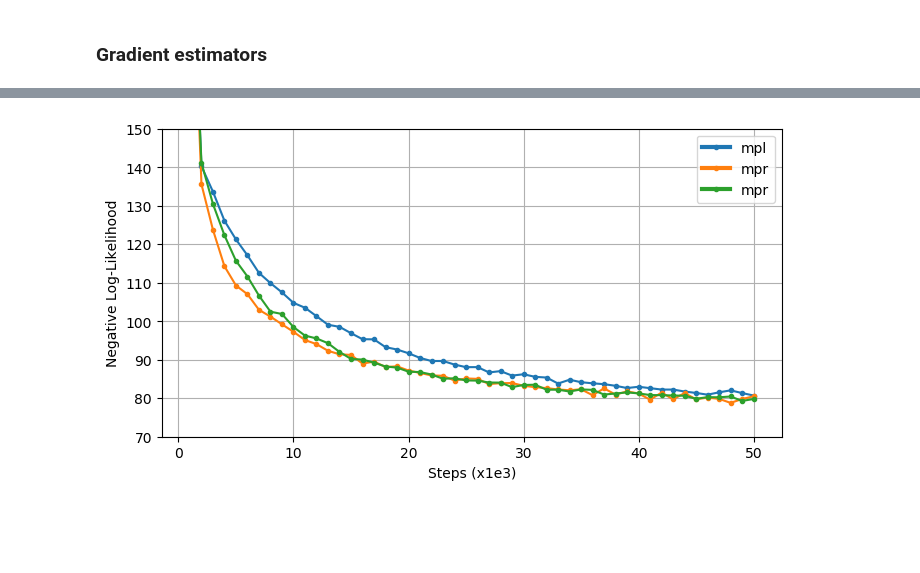
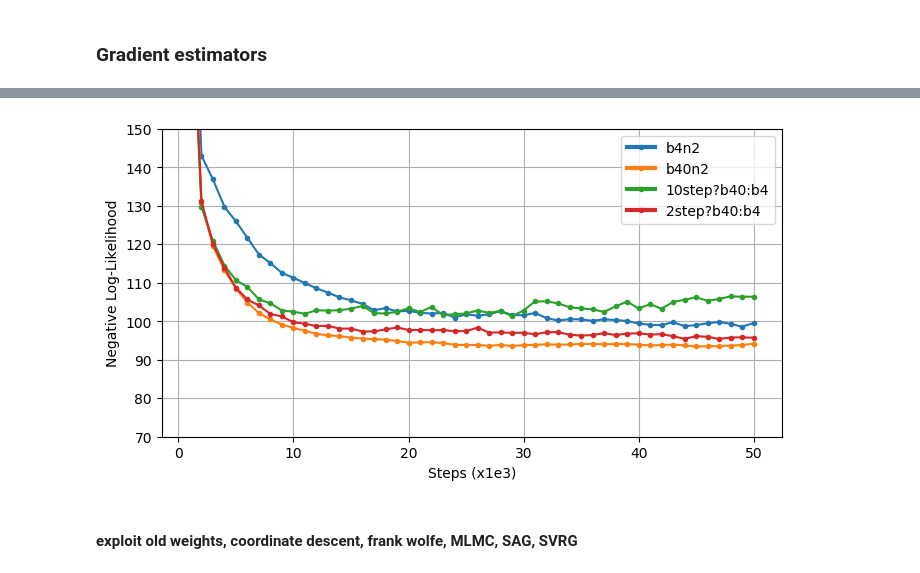
Before and after one commit to ethihsy/cc, a Jupyter notebook: gd_est.ipynb, the cells around one changed output, grey strips where cells are left out. Drawn from its saved outputs; the diff is of its cells as text; code cells hidden in the pictures; blank space fills up the shorter version.

Commit message:
SVRG

```diff
--- a/gd_est.ipynb
+++ b/gd_est.ipynb
@@ -103,17 +110,18 @@ nh = 100
 x = tf.placeholder(tf.float32, [None, 392])
 h = add_layer(x, "wxh", "bxh", 392, nh, tf.nn.sigmoid)
 sh = tf.stop_gradient(tf.reshape(Bernoulli(probs=h, dtype=tf.float32).sample(ns),
-                                 [ns*batch_size, nh]))
+                                 [-1, nh]))
 h2 = add_layer(sh, "whh", "bhh", nh, nh, tf.nn.sigmoid)
 sh2 = tf.stop_gradient(tf.reshape(Bernoulli(probs=h2, dtype=tf.float32).sample(ns),
-                                  [ns*ns*batch_size, nh]))
+                                  [-1, nh]))
 y = add_layer(sh2, "why", "bhy", nh, 392, tf.nn.sigmoid)
-y_expect = tf.reduce_mean(tf.reshape(y, [ns**2, batch_size, 392]), 0)
+y_expect = tf.reduce_mean(tf.reshape(y, [ns**2, -1, 392]), 0)
 y_ = tf.placeholder(tf.float32, [None, 392])
 
 nll = tf.reduce_mean(tf.reduce_sum(-log_prob(y_expect, y_), 1))
 ls2 = tf.reduce_sum(prob(y, tf.tile(y_,[ns**2,1]))/
                     tf.stop_gradient(tf.tile(-prob(y_expect, y_)-eps, [ns**2,1])), 1, keep_dims=True)
-ls = tf.reduce_mean(tf.reshape(ls2, [ns,ns*batch_size, 1]), 0)
+ls = tf.reduce_mean(tf.reshape(ls2, [ns,-1, 1]), 0)
 _h, _h2 = [tf.tile(z, [ns, 1]) for z in [h, h2]]
+
 #saver = tf.train.Saver()
@@ -259,0 +155,24 @@ mpr_b = result[0]
+# %%
+opt = tf.train.AdamOptimizer(lr)
+
+
+dy = opt.compute_gradients(nll, get_weights("why", "bhy"))
+dh2 = opt.compute_gradients(tf.reduce_mean(tf.stop_gradient(ls2)*log_prob(_h2, sh2), 0),
+                            get_weights("whh", "bhh"))
+dh  = opt.compute_gradients(tf.reduce_mean(tf.stop_gradient(ls)*log_prob(_h, sh), 0),
+                            get_weights("wxh", "bxh"))
+_gd = [list(i) for i in dy]+[list(i) for i in dh2]+[list(i) for i in dh]
+_train_step = opt.apply_gradients(_gd)
+
+
+gd = [list(i) for i in dy]+[list(i) for i in dh2]+[list(i) for i in dh]
+dly = tf.gradients(lnll, [_why, _bhy])
+dlh2 = tf.gradients(tf.reduce_mean(tf.stop_gradient(lls2)*log_prob(_lh2, sh2), 0), [_whh, _bhh])
+dlh  = tf.gradients(tf.reduce_mean(tf.stop_gradient(lls)*log_prob(_lh, sh), 0), [_wxh, _bxh])
+gd[0][0] -= dly[0] - gd_why
+gd[1][0] -= dly[1] - gd_bhy
+gd[2][0] -= dlh2[0] - gd_whh
+gd[3][0] -= dlh2[1] - gd_bhh
+gd[4][0] -= dlh[0] - gd_wxh
+gd[5][0] -= dlh[1] - gd_bxh
+train_step = opt.apply_gradients(gd)
@@ -260,18 +220,19 @@ mpr_b = result[0]
 # %%
 plt.style.use('default')
 fig, ax = plt.subplots(1,1, figsize=(8,4))
 #plt.xlim(0, 50)
 plt.ylim(70,150)
 
-plot_banded_error(mpl, "mpl")
-plot_banded_error(mpr, "mpr")
-plot_banded_error(mpr_b, "mpr")
+plot_banded_error(lhr, "b4n2")
+plot_banded_error(test, "b40n2")
+plot_banded_error(qq, "10step?b40:b4")
+plot_banded_error(qq2, "2step?b40:b4")
 
 fatlegend(ax)
 plt.ylabel("Negative Log-Likelihood")
 plt.xlabel("Steps (x1e3)")
 ax.grid(True)
 plt.show()
 #fig.savefig('foo.png')
 # %% [output]
-[figure, old version]
+[figure, new version]
@@ -325,0 +365,2 @@ def bias_cor(p, nn, layer, w, dim):
+# %% [markdown]
+#### exploit old weights, coordinate descent, frank wolfe, MLMC, SAG, SVRG
```
Also changed, not shown: parts of 11 cells of this notebook.
